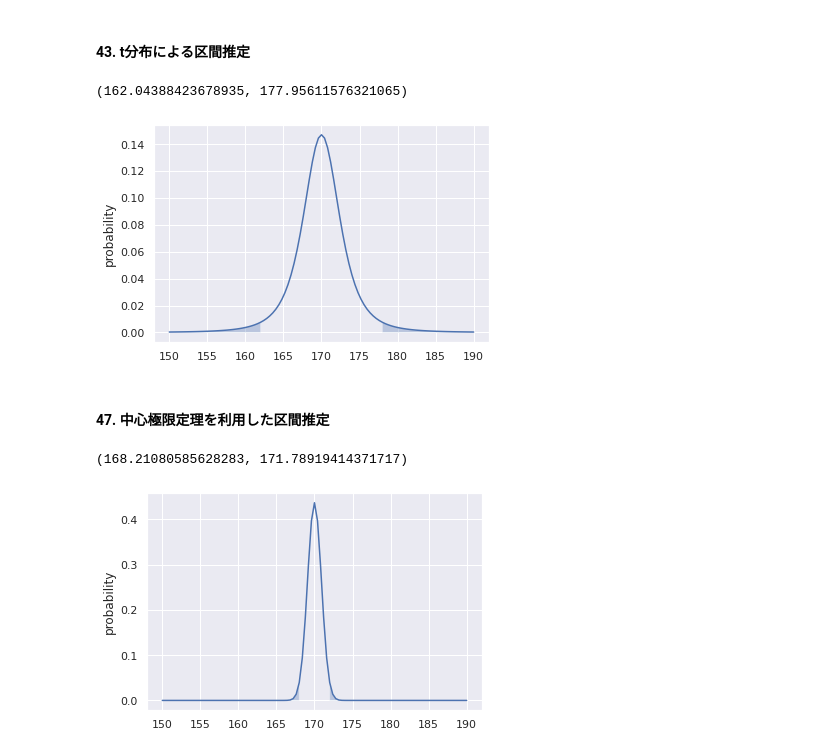
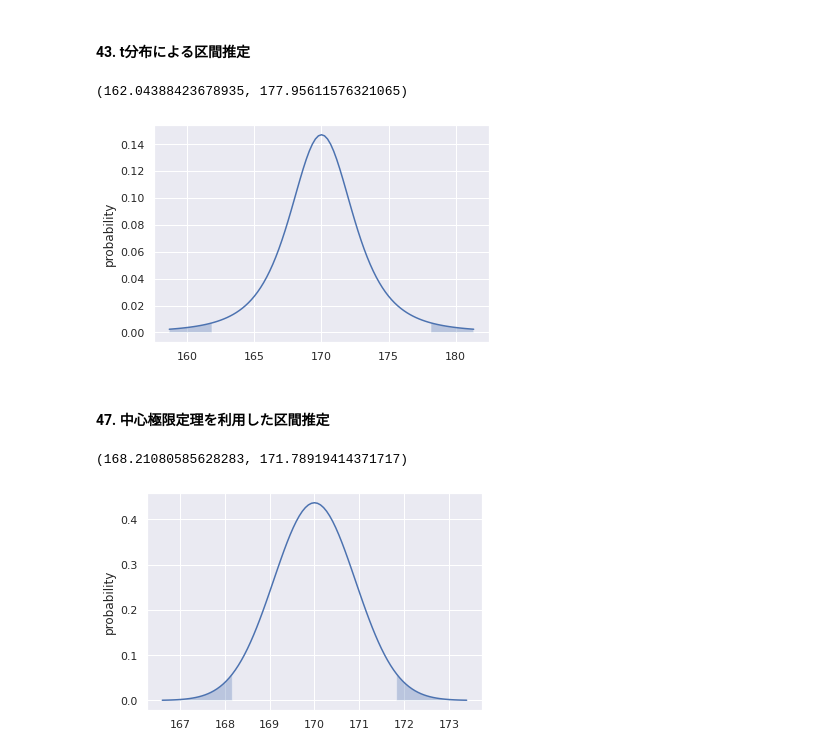
Before and after one commit to ykchat/statistics_basic, a Jupyter notebook: sec05.ipynb, the cells around one changed output. Drawn from its saved outputs; the diff is of its cells as text; code cells hidden in the pictures.

```diff
--- a/sec05.ipynb
+++ b/sec05.ipynb
@@ -37,44 +37,54 @@ sigma = np.sqrt(sigma**2/n) #標本平均の標準偏差
 alpha = 0.95 #信頼度
 ci = stats.t.interval(confidence=alpha, df=n-1, loc=mu, scale=sigma) #信頼区間
 
-x = np.linspace(start=150, stop=190, num=101)
+x = np.linspace(
+    start=stats.t.ppf(q=0.01, df=n-1, loc=mu, scale=sigma),
+    stop=stats.t.ppf(q=0.99, df=n-1, loc=mu, scale=sigma),
+    num=101)
 df = pd.DataFrame(index=x)
 
 y = stats.t.pdf(x=x, df=n-1, loc=mu, scale=sigma)
 df = pd.concat([df, pd.DataFrame({"probability": y}, index=x)], axis=1)
 
 ax = sns.lineplot(x=df.index, y=df.probability, data=df)
-ax.fill_between(x=df.index, y1=df.probability,
-    where=(df.index<=ci[0])|(df.index>=ci[1]), alpha=0.3)
+ax.fill_between(
+    x=df.index, y1=df.probability,
+    where=(df.index<=ci[0])|(df.index>=ci[1]),
+    alpha=0.3)
 
 ci
 # %% [output]
 (162.04388423678935, 177.95611576321065)
-[figure, old version]
+[figure, new version]
 # %% [markdown]
 #### 47. 中心極限定理を利用した区間推定
 # %%
 n = 30 #標本数
 mu = 170 #標本平均
 sigma = 5 #不偏分散
 
 mu = mu #標本平均の平均
 sigma = np.sqrt(sigma**2/n) #標本平均の標準偏差
 
 alpha = 0.95 #信頼度
 ci = stats.norm.interval(confidence=alpha, loc=mu, scale=sigma) #信頼区間
 
-x = np.linspace(start=150, stop=190, num=101)
+x = np.linspace(
+    start=stats.norm.ppf(q=0.0001, loc=mu, scale=sigma),
+    stop=stats.norm.ppf(q=0.9999, loc=mu, scale=sigma),
+    num=101)
 df = pd.DataFrame(index=x)
 
 y = stats.norm.pdf(x=x, loc=mu, scale=sigma)
 df = pd.concat([df, pd.DataFrame({"probability": y}, index=x)], axis=1)
 
 ax = sns.lineplot(x=df.index, y=df.probability, data=df)
-ax.fill_between(x=df.index, y1=df.probability,
-    where=(df.index<=ci[0])|(df.index>=ci[1]), alpha=0.3)
+ax.fill_between(
+    x=df.index, y1=df.probability,
+    where=(df.index<=ci[0])|(df.index>=ci[1]),
+    alpha=0.3)
 
 ci
 # %% [output]
 (168.21080585628283, 171.78919414371717)
-[figure, old version]
+[figure, new version]
```
Also changed, not shown: 3 other files.
